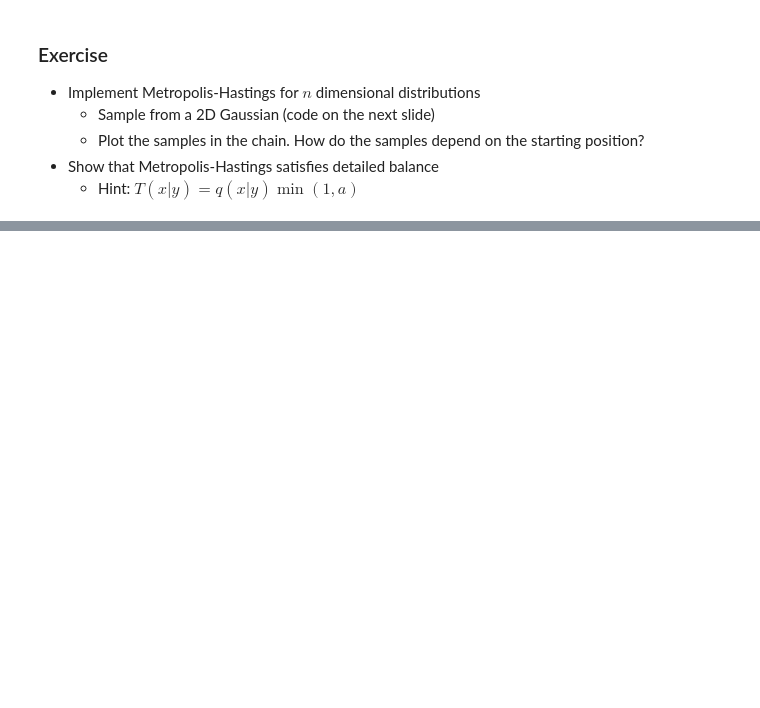
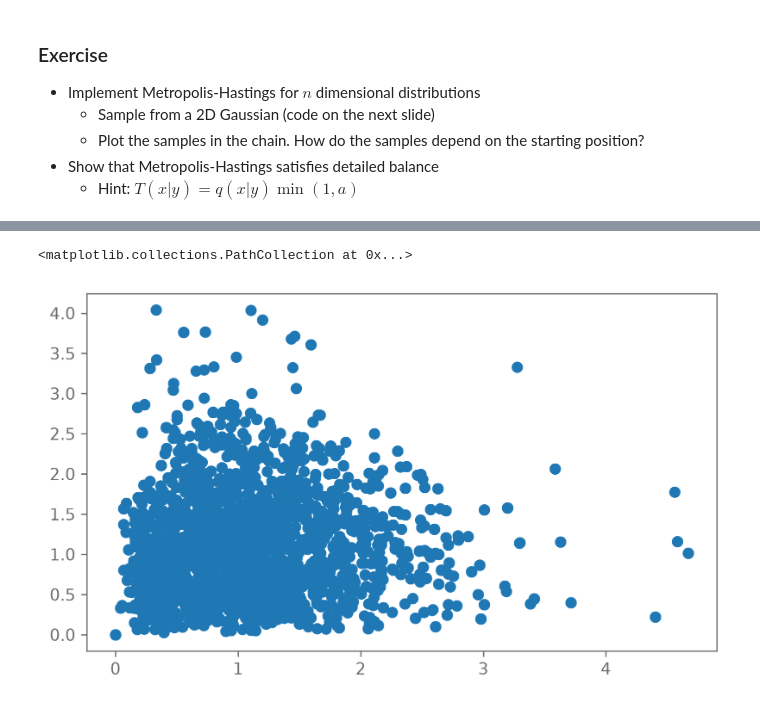
Before and after one commit to bermeyer/Bayesian-Stats-HS2026, a Jupyter notebook: my_exercise_solutions/Ex5.ipynb, the cells around one changed output, grey strips where cells are left out. Drawn from its saved outputs; the diff is of its cells as text; code cells hidden in the pictures; blank space fills up the shorter version.

```diff
--- a/my_exercise_solutions/Ex5.ipynb
+++ b/my_exercise_solutions/Ex5.ipynb
@@ -177,0 +179,46 @@ plt.xlabel("$x$");
+# %%
+def MH(target_distr,n,x0):
+    sigma_x = 1
+    sigma_y = 2
+    rho = 0.7
+    cov = np.array([[sigma_x**2, sigma_x*sigma_y*rho],
+                [sigma_x*sigma_y*rho, sigma_y**2]])
+    dim=len(x0)
+    xs=np.zeros((n+1,dim),dtype=float)
+    xs[0,:]=x0
+    for i in range (n):
+
+        x=scipy.stats.multivariate_normal(mean=x0, cov=cov).rvs()
+        t_prob1=transition_prob(x0,x,cov)
+        t_prob0=transition_prob(x,x0,cov)
+        p1=target_distr_wrapper(x)
+        p0=target_distr_wrapper(x0)
+        a= np.prod(  p1*t_prob0 / (p0*t_prob1))
+        u=np.random.uniform(low=0,high=1)
+        if a>u:
+            xs[i+1,:]=x
+            x0=x
+        else:
+            xs[i+1,:]=x0
+
+    return xs
+
+def  target_distr_wrapper(x): #returns the pdf of the target_distr in d-dimensions at position x, target_distr here is a gamma distribution in all dimensions
+    p=np.zeros_like(x, dtype=float)
+    for dim,elt in enumerate(x):
+        p[dim]=target_distr.pdf(elt)
+    return p
+
+def transition_prob(a,b,cov): #returns prob of b given a as parameter (mean here)
+    return scipy.stats.multivariate_normal(mean=a, cov=cov).pdf(b)
+# %%
+target_distr=scipy.stats.gamma(a=3,scale=1/3)
+proposal_distr=scipy.stats.multivariate_normal(cov=cov)
+
+#target_distr_wrapper(target_distr,[1,2])
+res=MH(target_distr_wrapper,10000,[0,0])
+# %%
+plt.scatter(*res.T)
+# %% [output]
+<matplotlib.collections.PathCollection at 0x...>
+[figure, added]
```
Also changed, not shown: parts of 6 cells of this notebook, 1 other file.
